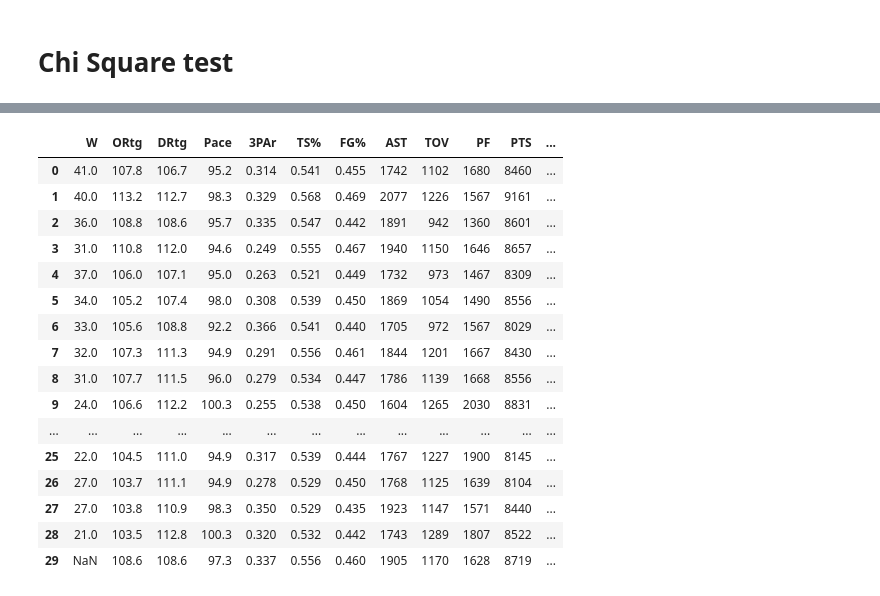
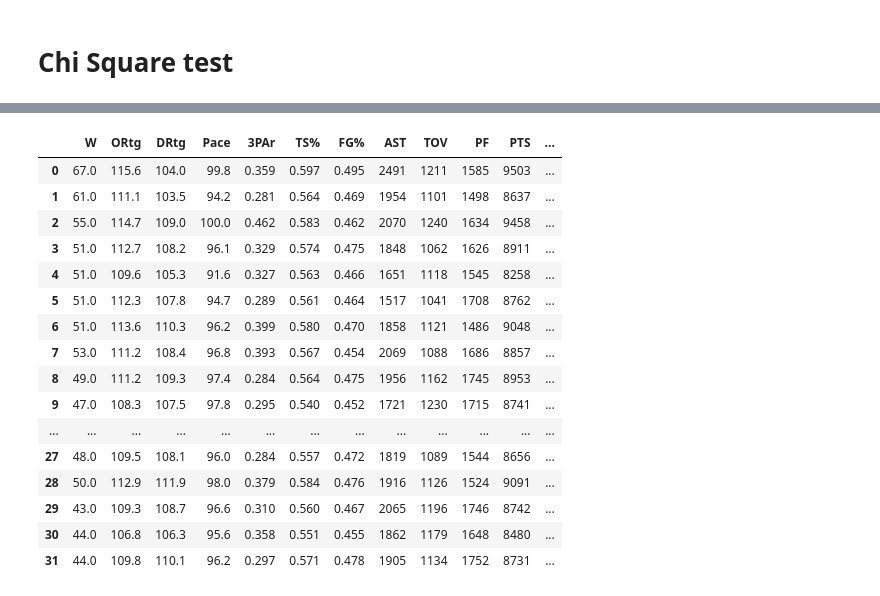
Before and after one commit to johncpolitte/NBA_Data_Analysis, a Jupyter notebook: Pandas_work.ipynb, the cells around one changed output, grey strips where cells are left out. Saved outputs shown, nothing was run; the diff lists cells and outputs as text; code cells hidden in the pictures.

```diff
--- a/Pandas_work.ipynb
+++ b/Pandas_work.ipynb
@@ -474,22 +456,3 @@ nonplayoff_teams_2017 = season_2017[season_2017['Playoffs']==0]
 # %%
 pt17_18 = pd.merge(playoff_teams_2017,playoff_teams_2018, how='outer')
 npt17_18 = pd.merge(nonplayoff_teams_2017,nonplayoff_teams_2018, how='outer')
-npt17_18
-# %% [output]
-|  | W | ORtg | DRtg | Pace | 3PAr | TS% | FG% | AST | TOV | PF | PTS | ... |
-| 0 | 41.0 | 107.8 | 106.7 | 95.2 | 0.314 | 0.541 | 0.455 | 1742 | 1102 | 1680 | 8460 | ... |
-| 1 | 40.0 | 113.2 | 112.7 | 98.3 | 0.329 | 0.568 | 0.469 | 2077 | 1226 | 1567 | 9161 | ... |
-| 2 | 36.0 | 108.8 | 108.6 | 95.7 | 0.335 | 0.547 | 0.442 | 1891 | 942 | 1360 | 8601 | ... |
-| 3 | 31.0 | 110.8 | 112.0 | 94.6 | 0.249 | 0.555 | 0.467 | 1940 | 1150 | 1646 | 8657 | ... |
-| 4 | 37.0 | 106.0 | 107.1 | 95.0 | 0.263 | 0.521 | 0.449 | 1732 | 973 | 1467 | 8309 | ... |
-| 5 | 34.0 | 105.2 | 107.4 | 98.0 | 0.308 | 0.539 | 0.450 | 1869 | 1054 | 1490 | 8556 | ... |
-| 6 | 33.0 | 105.6 | 108.8 | 92.2 | 0.366 | 0.541 | 0.440 | 1705 | 972 | 1567 | 8029 | ... |
-| 7 | 32.0 | 107.3 | 111.3 | 94.9 | 0.291 | 0.556 | 0.461 | 1844 | 1201 | 1667 | 8430 | ... |
-| 8 | 31.0 | 107.7 | 111.5 | 96.0 | 0.279 | 0.534 | 0.447 | 1786 | 1139 | 1668 | 8556 | ... |
-| 9 | 24.0 | 106.6 | 112.2 | 100.3 | 0.255 | 0.538 | 0.450 | 1604 | 1265 | 2030 | 8831 | ... |
-| ... | ... | ... | ... | ... | ... | ... | ... | ... | ... | ... | ... | ... |
-| 25 | 22.0 | 104.5 | 111.0 | 94.9 | 0.317 | 0.539 | 0.444 | 1767 | 1227 | 1900 | 8145 | ... |
-| 26 | 27.0 | 103.7 | 111.1 | 94.9 | 0.278 | 0.529 | 0.450 | 1768 | 1125 | 1639 | 8104 | ... |
-| 27 | 27.0 | 103.8 | 110.9 | 98.3 | 0.350 | 0.529 | 0.435 | 1923 | 1147 | 1571 | 8440 | ... |
-| 28 | 21.0 | 103.5 | 112.8 | 100.3 | 0.320 | 0.532 | 0.442 | 1743 | 1289 | 1807 | 8522 | ... |
-| 29 | NaN | 108.6 | 108.6 | 97.3 | 0.337 | 0.556 | 0.460 | 1905 | 1170 | 1628 | 8719 | ... |
@@ -497,0 +459,20 @@ big_test = pd.merge(test_2001, test_2002, how='outer', left_index=True, right_in
+# %%
+pt17_18
+# %% [output]
+|  | W | ORtg | DRtg | Pace | 3PAr | TS% | FG% | AST | TOV | PF | PTS | ... |
+| 0 | 67.0 | 115.6 | 104.0 | 99.8 | 0.359 | 0.597 | 0.495 | 2491 | 1211 | 1585 | 9503 | ... |
+| 1 | 61.0 | 111.1 | 103.5 | 94.2 | 0.281 | 0.564 | 0.469 | 1954 | 1101 | 1498 | 8637 | ... |
+| 2 | 55.0 | 114.7 | 109.0 | 100.0 | 0.462 | 0.583 | 0.462 | 2070 | 1240 | 1634 | 9458 | ... |
+| 3 | 51.0 | 112.7 | 108.2 | 96.1 | 0.329 | 0.574 | 0.475 | 1848 | 1062 | 1626 | 8911 | ... |
+| 4 | 51.0 | 109.6 | 105.3 | 91.6 | 0.327 | 0.563 | 0.466 | 1651 | 1118 | 1545 | 8258 | ... |
+| 5 | 51.0 | 112.3 | 107.8 | 94.7 | 0.289 | 0.561 | 0.464 | 1517 | 1041 | 1708 | 8762 | ... |
+| 6 | 51.0 | 113.6 | 110.3 | 96.2 | 0.399 | 0.580 | 0.470 | 1858 | 1121 | 1486 | 9048 | ... |
+| 7 | 53.0 | 111.2 | 108.4 | 96.8 | 0.393 | 0.567 | 0.454 | 2069 | 1088 | 1686 | 8857 | ... |
+| 8 | 49.0 | 111.2 | 109.3 | 97.4 | 0.284 | 0.564 | 0.475 | 1956 | 1162 | 1745 | 8953 | ... |
+| 9 | 47.0 | 108.3 | 107.5 | 97.8 | 0.295 | 0.540 | 0.452 | 1721 | 1230 | 1715 | 8741 | ... |
+| ... | ... | ... | ... | ... | ... | ... | ... | ... | ... | ... | ... | ... |
+| 27 | 48.0 | 109.5 | 108.1 | 96.0 | 0.284 | 0.557 | 0.472 | 1819 | 1089 | 1544 | 8656 | ... |
+| 28 | 50.0 | 112.9 | 111.9 | 98.0 | 0.379 | 0.584 | 0.476 | 1916 | 1126 | 1524 | 9091 | ... |
+| 29 | 43.0 | 109.3 | 108.7 | 96.6 | 0.310 | 0.560 | 0.467 | 2065 | 1196 | 1746 | 8742 | ... |
+| 30 | 44.0 | 106.8 | 106.3 | 95.6 | 0.358 | 0.551 | 0.455 | 1862 | 1179 | 1648 | 8480 | ... |
+| 31 | 44.0 | 109.8 | 110.1 | 96.2 | 0.297 | 0.571 | 0.478 | 1905 | 1134 | 1752 | 8731 | ... |
```
Also changed, not shown: parts of 6 cells of this notebook.
